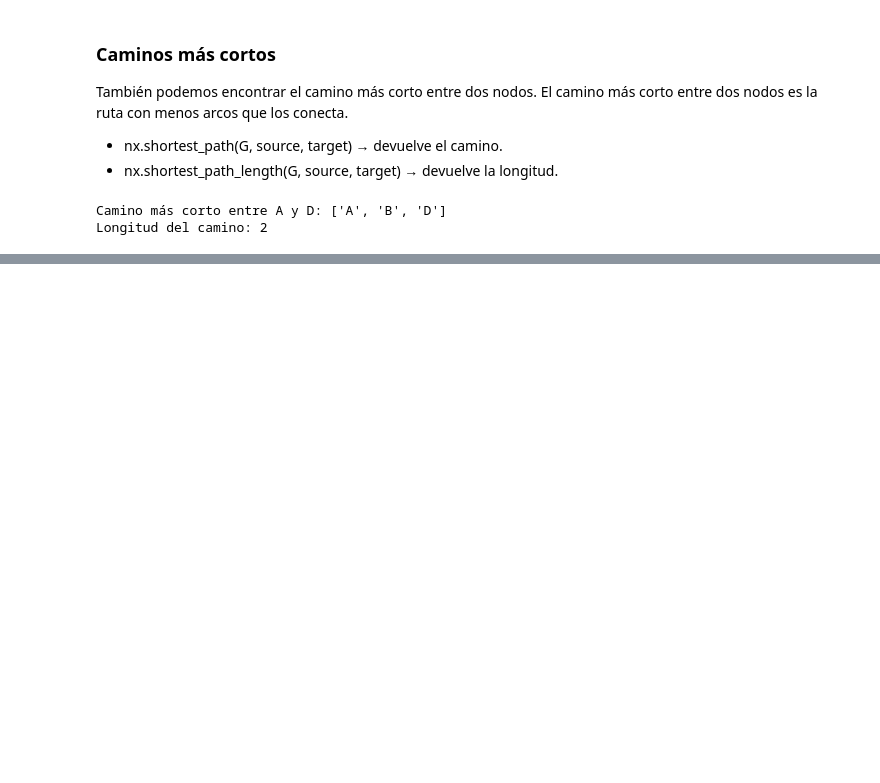
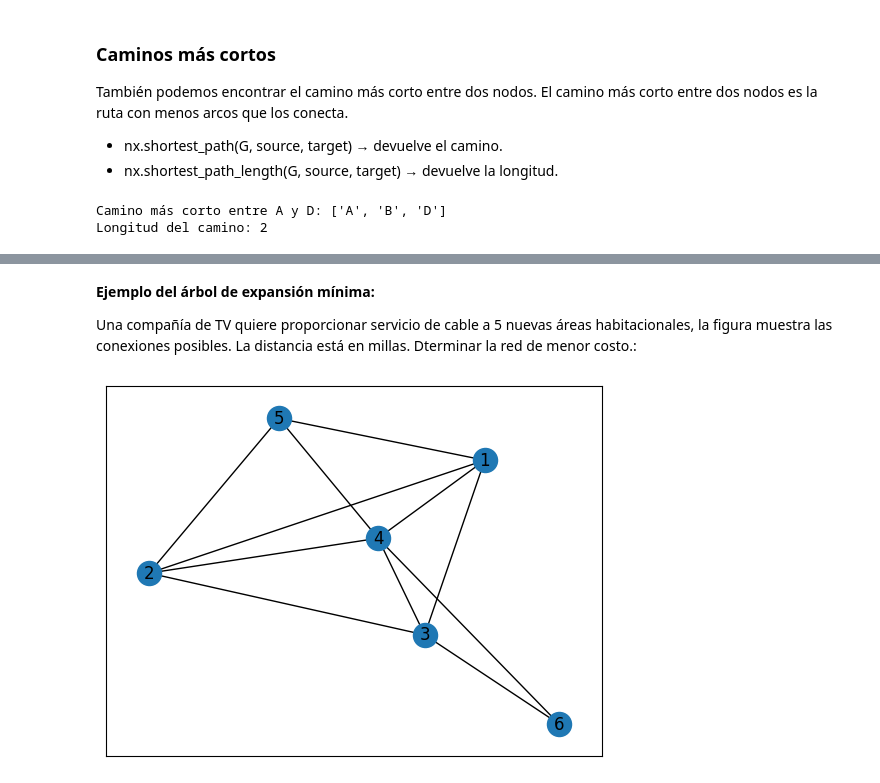
Before and after one commit to vanecornejo/Investigacion-de-operaciones, a Jupyter notebook: Modelos de redes.ipynb, the cells around one changed output, grey strips where cells are left out. Cells and saved outputs as stored; diff of their text form; code cells hidden in the pictures; blank space fills up the shorter version.

```diff
--- a/Modelos de redes.ipynb
+++ b/Modelos de redes.ipynb
@@ -93,0 +108,23 @@ Longitud del camino: 2
+# %% [markdown]
+**Ejemplo del árbol de expansión mínima:**
+
+Una compañía de TV quiere proporcionar servicio de cable a 5 nuevas áreas habitacionales, la figura muestra las conexiones posibles. La distancia está en millas. Dterminar la red de menor costo.:
+# %%
+# Crear un grafo de ejemplo
+Grafo = nx.Graph()
+Grafo.add_edge('1', '2', capacity=1, weight=1)
+Grafo.add_edge('1', '3', capacity=1, weight=5)
+Grafo.add_edge('1', '5', capacity=1, weight=9)
+Grafo.add_edge('1', '4', capacity=1, weight=7)
+Grafo.add_edge('2', '4', capacity=1, weight=4)
+Grafo.add_edge('2', '3', capacity=1, weight=6)
+Grafo.add_edge('2', '5', capacity=1, weight=3)
+Grafo.add_edge('3', '4', capacity=1, weight=5)
+Grafo.add_edge('3', '6', capacity=1, weight=10)
+Grafo.add_edge('4', '5', capacity=1, weight=8)
+Grafo.add_edge('4', '6', capacity=1, weight=3)
+
+Grafo
+nx.draw_networkx(Grafo)
+# %% [output]
+[figure, added]
```
Also changed, not shown: parts of 10 cells of this notebook.
